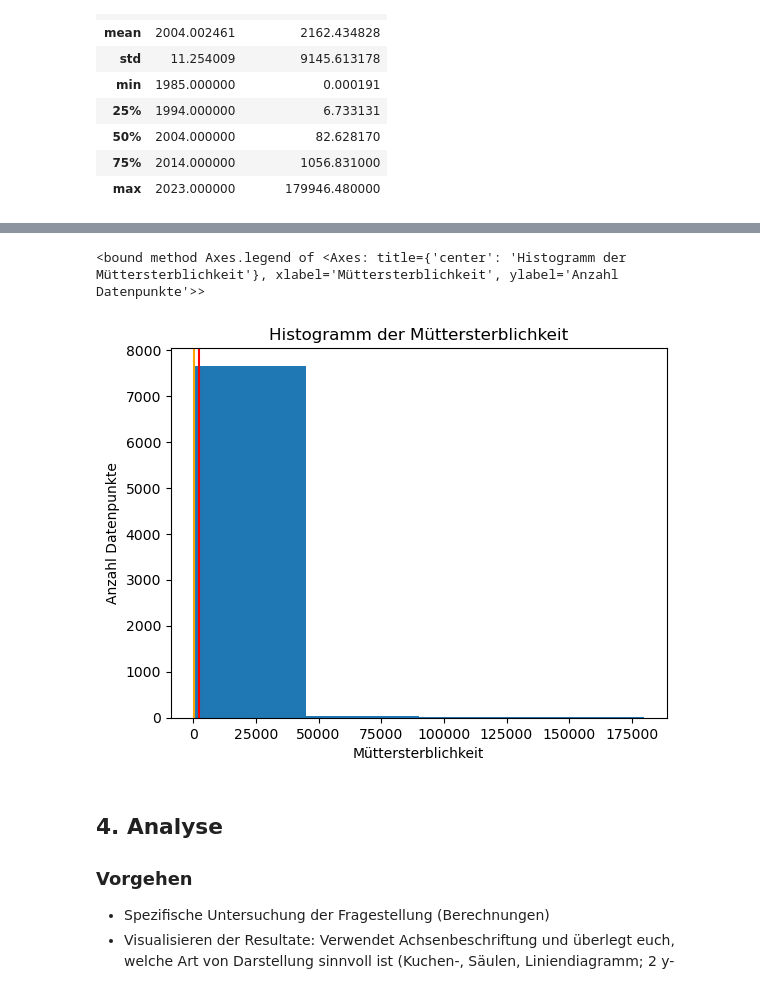
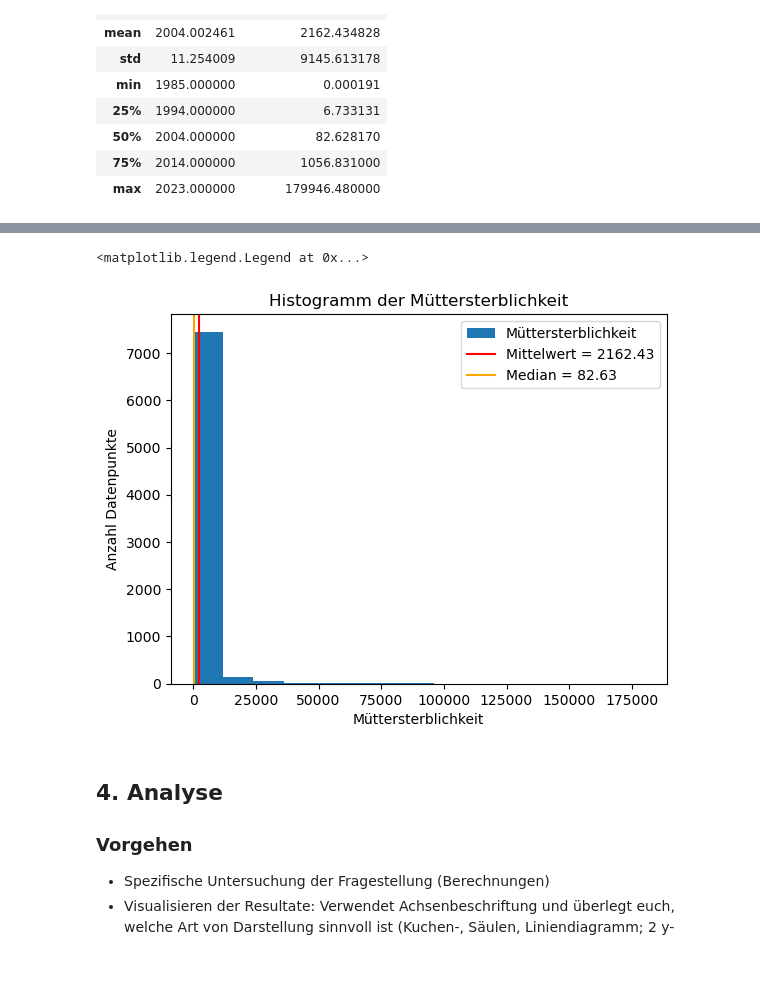
Before and after one commit to Ramona000/Python-LN, a Jupyter notebook: Grundgerüst_Leistungsnachweis.ipynb, the cells around one changed output, grey strips where cells are left out. Saved outputs shown, nothing was run; the diff lists cells and outputs as text; code cells hidden in the pictures.

```diff
--- a/Grundgerüst_Leistungsnachweis.ipynb
+++ b/Grundgerüst_Leistungsnachweis.ipynb
@@ -199,16 +219,22 @@ df.describe()
 # %%
-g = df['Müttersterblichkeit'].plot(kind='hist', bins=4, title='Histogramm der Müttersterblichkeit',
-                                   xlabel='Müttersterblichkeit', ylabel='Anzahl Datenpunkte')
+g = df['Müttersterblichkeit'].plot(
+    kind='hist',
+    bins=15,
+    title='Histogramm der Müttersterblichkeit',
+    xlabel='Müttersterblichkeit',
+    ylabel='Anzahl Datenpunkte'
+)
+
 mean = df['Müttersterblichkeit'].mean()
-g.axvline(x=df['Müttersterblichkeit'].mean(), color='red',label=f'Mittelwert = {mean:.2f}')
+median = df['Müttersterblichkeit'].median()
 
-median = df['Müttersterblichkeit'].median()
-g.axvline(x=df['Müttersterblichkeit'].median(), color='orange',label= f'Median = {median:.2f}')
+g.axvline(x=mean, color='red', label=f'Mittelwert = {mean:.2f}')
+g.axvline(x=median, color='orange', label=f'Median = {median:.2f}')
 
-g.legend
+g.legend()
 # %% [output]
-<bound method Axes.legend of <Axes: title={'center': 'Histogramm der Müttersterblichkeit'}, xlabel='Müttersterblichkeit', ylabel='Anzahl Datenpunkte'>>
+<matplotlib.legend.Legend at 0x...>
-[figure, old version]
+[figure, new version]
 # %% [markdown]
 ## 4. Analyse
 
```
Also changed, not shown: parts of 3 cells of this notebook.
